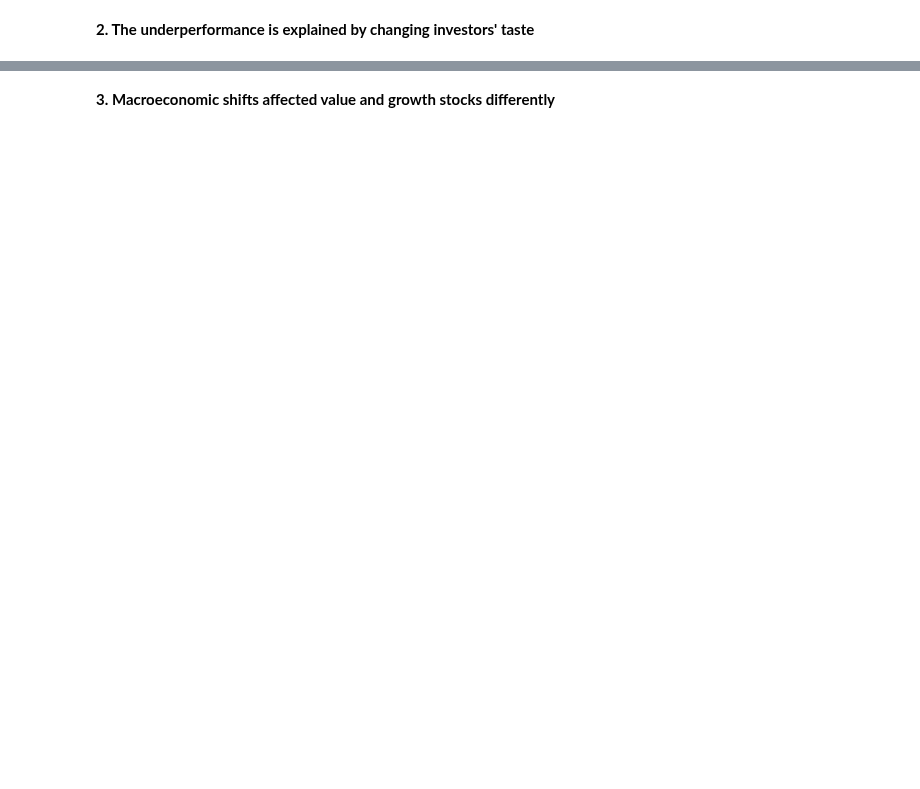
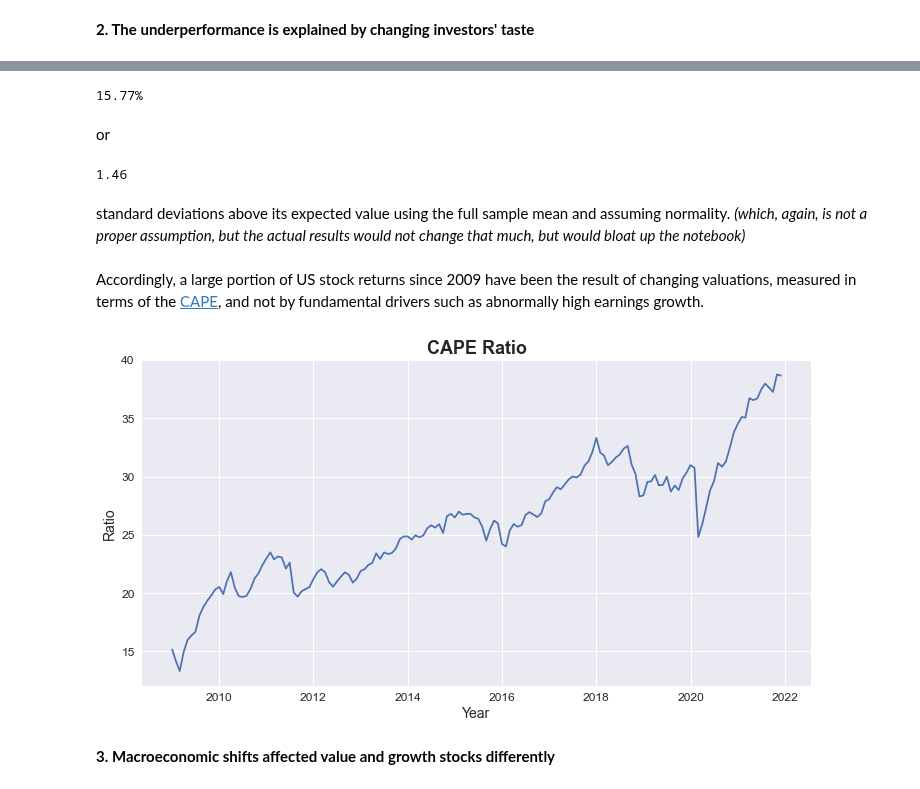
Before and after one commit to jonasniemeyer/investing-ideas, a Jupyter notebook: analyzing_the_value_premium.ipynb, the cells around one changed output, grey strips where cells are left out. Saved outputs shown, nothing was run; the diff lists cells and outputs as text; code cells hidden in the pictures; blank space fills up the shorter version.

```diff
--- a/analyzing_the_value_premium.ipynb
+++ b/analyzing_the_value_premium.ipynb
@@ -361,3 +382,32 @@ Although the probabilities are a bit higher than when I assumed normality, the m
+# %%
+equity_premium_recent = df.loc["2009-01-01": , "Mkt-RF"].mean()*12
+print(f"{equity_premium_recent:.2%}")
+# %% [output]
+15.77%
+# %% [markdown]
+or
+# %%
+sigma = ((df['Mkt-RF'].std() * np.sqrt(12)) / np.sqrt(df.loc['2009-01-01': , 'Mkt-RF'].count()/12))
+np.round((equity_premium_recent - equity_premium) / sigma, 2)
+# %% [output]
+1.46
+# %% [markdown]
+standard deviations above its expected value using the full sample mean and assuming normality. *(which, again, is not a proper assumption, but the actual results would not change that much, but would bloat up the notebook)*
+# %% [markdown]
+Accordingly, a large portion of US stock returns since 2009 have been the result of changing valuations, measured in terms of the [CAPE](https://www.nber.org/system/files/working_papers/w8221/w8221.pdf), and not by fundamental drivers such as abnormally high earnings growth.
+# %%
+plt.plot(df.loc["2009-01-01":, "CAPE"])
+
+plt.title("CAPE Ratio", fontsize=18, fontweight="bold")
+plt.ylabel("Ratio", fontsize=14)
+plt.xlabel("Year", fontsize=14)
+
+plt.xticks(fontsize=12)
+plt.yticks(fontsize=12)
+
+plt.show()
+# %% [output]
+[figure, added]
 # %% [markdown]
 **3. Macroeconomic shifts affected value and growth stocks differently**
 <br>
```
Also changed, not shown: parts of 13 cells of this notebook.
